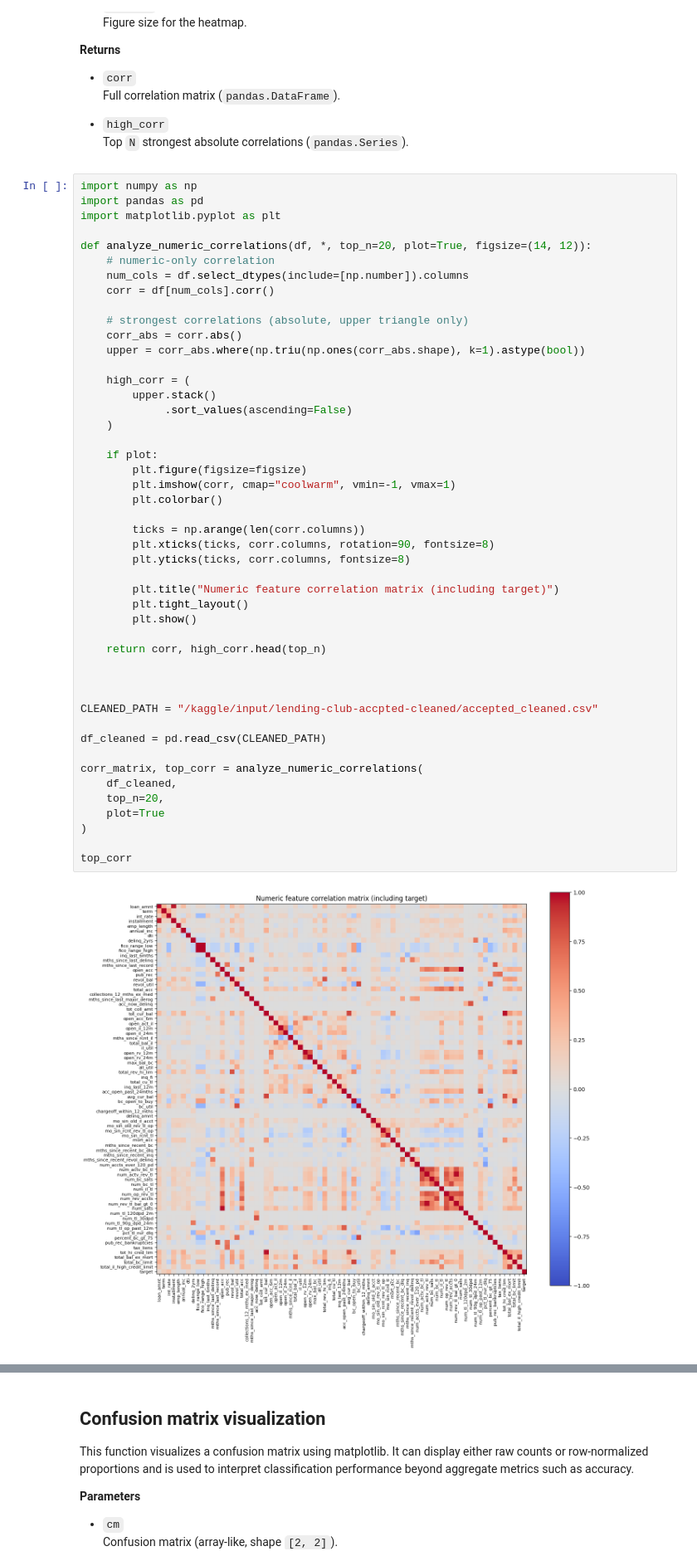
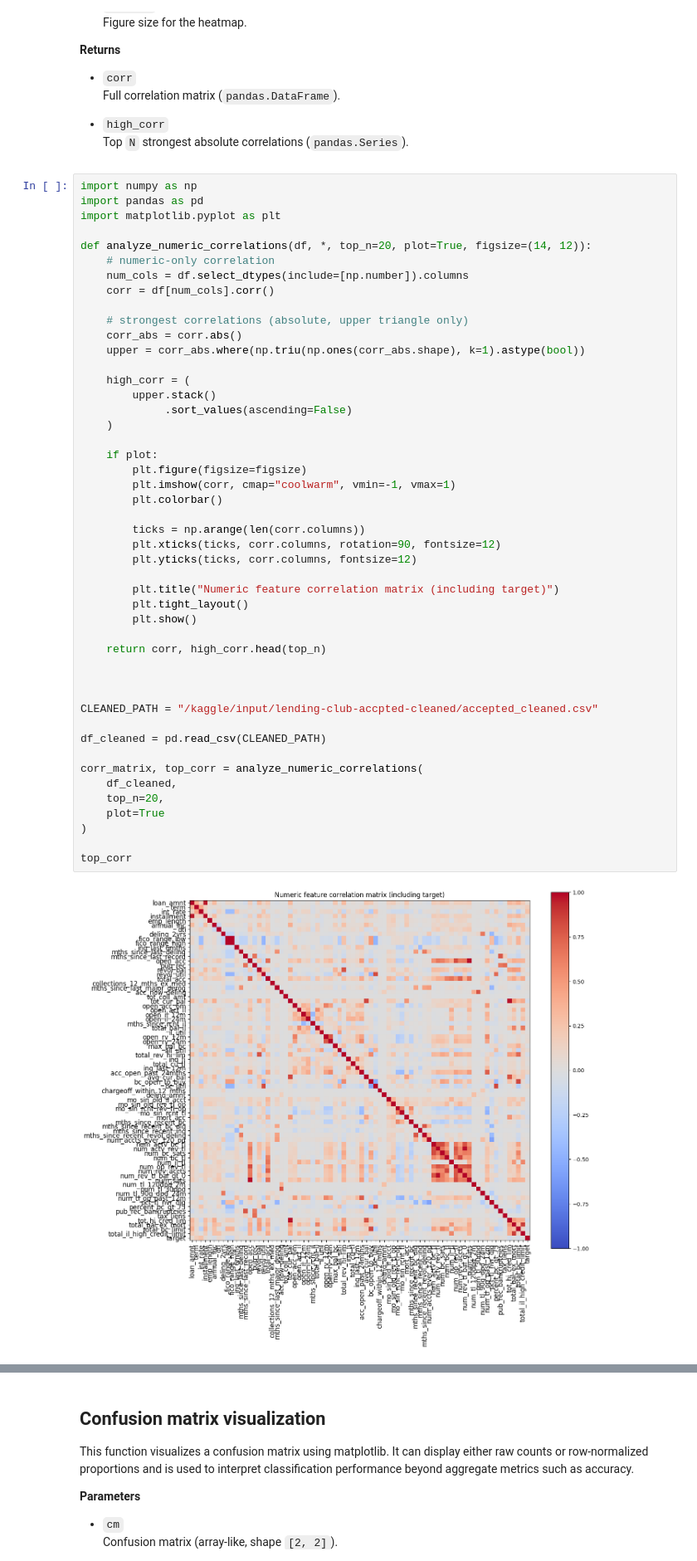
Before and after one commit to ajilataN/intelligent_systems_2, a Jupyter notebook: is-seminar-2.ipynb, the cells around one changed output, grey strips where cells are left out. Shown at 83% size. Saved outputs shown, nothing was run; the diff lists cells and outputs as text.

```diff
--- a/is-seminar-2.ipynb
+++ b/is-seminar-2.ipynb
@@ -599,36 +599,36 @@ def analyze_numeric_correlations(df, *, top_n=20, plot=True, figsize=(14, 12)):
              .sort_values(ascending=False)
     )
 
     if plot:
         plt.figure(figsize=figsize)
         plt.imshow(corr, cmap="coolwarm", vmin=-1, vmax=1)
         plt.colorbar()
 
         ticks = np.arange(len(corr.columns))
-        plt.xticks(ticks, corr.columns, rotation=90, fontsize=8)
-        plt.yticks(ticks, corr.columns, fontsize=8)
+        plt.xticks(ticks, corr.columns, rotation=90, fontsize=12)
+        plt.yticks(ticks, corr.columns, fontsize=12)
 
         plt.title("Numeric feature correlation matrix (including target)")
         plt.tight_layout()
         plt.show()
 
     return corr, high_corr.head(top_n)
 
 
 
 CLEANED_PATH = "/kaggle/input/lending-club-accpted-cleaned/accepted_cleaned.csv"
 
 df_cleaned = pd.read_csv(CLEANED_PATH)
 
 corr_matrix, top_corr = analyze_numeric_correlations(
     df_cleaned,
     top_n=20,
     plot=True
 )
 
 top_corr
 # %% [output]
-[figure, old version]
+[figure, new version]
 fico_range_low     fico_range_high               1.000000
 open_acc           num_sats                      0.983828
 num_actv_rev_tl    num_rev_tl_bal_gt_0           0.982058
```
Also changed, not shown: parts of 7 cells of this notebook.
